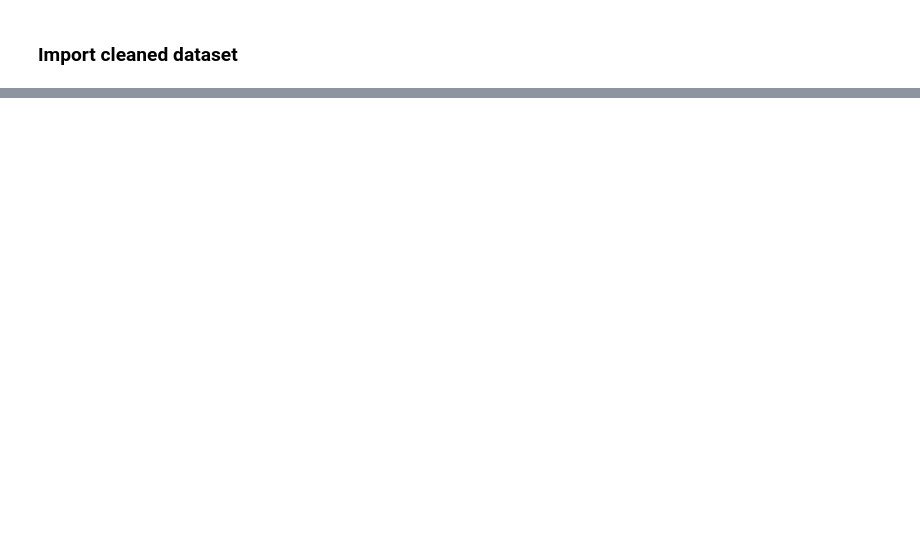
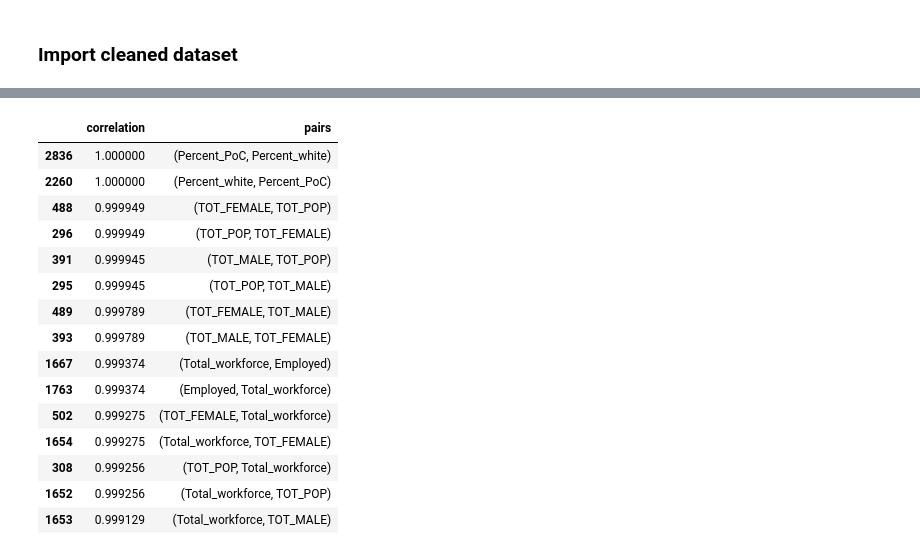
Before and after one commit to khyateed/projecting-food-insecurity, a Jupyter notebook: notebooks/modeling.ipynb, the cells around one changed output, grey strips where cells are left out. Cells and saved outputs as stored; diff of their text form; code cells hidden in the pictures; blank space fills up the shorter version.

```diff
--- a/notebooks/modeling.ipynb
+++ b/notebooks/modeling.ipynb
@@ -47,11 +144,14 @@ df.head(3)
 # %%
-# Limit the year and drop null rows
-df[df.Year.isin(['2010','2011','2012','2013','2014','2015','2016','2017'
-                 ,'2018','2019'])].dropna(subset=['Houseless_rate', 'FI Rate','Rent'],  how='all')
+# Limit the year and drop null values
+df_model = df_out[df_out.Year.isin(['2010','2011','2012','2013','2014','2015','2016','2017'
+                 ,'2018','2019'])].dropna(subset=['Num_grocery','Unsheltered_rate'])
+for col in df_model.columns:
+    if 'Rent' in col:
+        df_model.drop(col,axis=1,inplace=True)
 
 # isolate target variable and features
-y = df_14['FI Rate']
-X = df_14.drop([ 'FI Rate','Year'],axis=1)
+y = df_model['FI Rate']
+X = df_model.drop(['FIPS', 'FI Rate','Year'],axis=1)
 
 # split into train test sets
-X_train, X_test, y_train, y_test = train_test_split(X, y,test_size=.2)
+X_train, X_test, y_train, y_test = train_test_split(X, y)
@@ -57,0 +211,25 @@ X_train, X_test, y_train, y_test = train_test_split(X, y,test_size=.2)
+# %%
+# reformat the correlation matrix and output top 15 pairs
+corr=df_model.iloc[:,1:].corr().abs().stack().reset_index().sort_values(0, ascending=False)
+corr['pairs'] = list(zip(corr.level_0, corr.level_1))
+corr.drop(columns=['level_1', 'level_0'], inplace = True)
+corr.columns = ['correlation', 'pairs']
+corr.drop_duplicates(inplace=True)
+corr[(corr.correlation >0.95) & (corr.correlation <1.0)][:15]
+# %% [output]
+|  | correlation | pairs |
+| 2836 | 1.000000 | (Percent_PoC, Percent_white) |
+| 2260 | 1.000000 | (Percent_white, Percent_PoC) |
+| 488 | 0.999949 | (TOT_FEMALE, TOT_POP) |
+| 296 | 0.999949 | (TOT_POP, TOT_FEMALE) |
+| 391 | 0.999945 | (TOT_MALE, TOT_POP) |
+| 295 | 0.999945 | (TOT_POP, TOT_MALE) |
+| 489 | 0.999789 | (TOT_FEMALE, TOT_MALE) |
+| 393 | 0.999789 | (TOT_MALE, TOT_FEMALE) |
+| 1667 | 0.999374 | (Total_workforce, Employed) |
+| 1763 | 0.999374 | (Employed, Total_workforce) |
+| 502 | 0.999275 | (TOT_FEMALE, Total_workforce) |
+| 1654 | 0.999275 | (Total_workforce, TOT_FEMALE) |
+| 308 | 0.999256 | (TOT_POP, Total_workforce) |
+| 1652 | 0.999256 | (Total_workforce, TOT_POP) |
+| 1653 | 0.999129 | (Total_workforce, TOT_MALE) |
```
Also changed, not shown: parts of 72 cells of this notebook, 1 other file.
